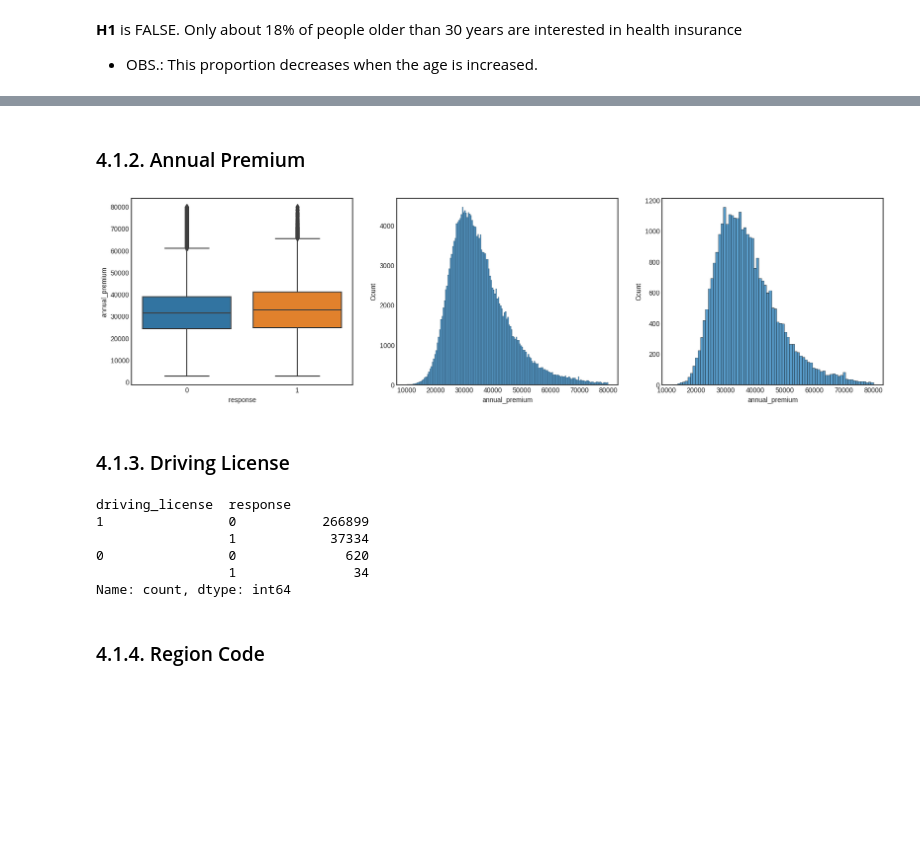
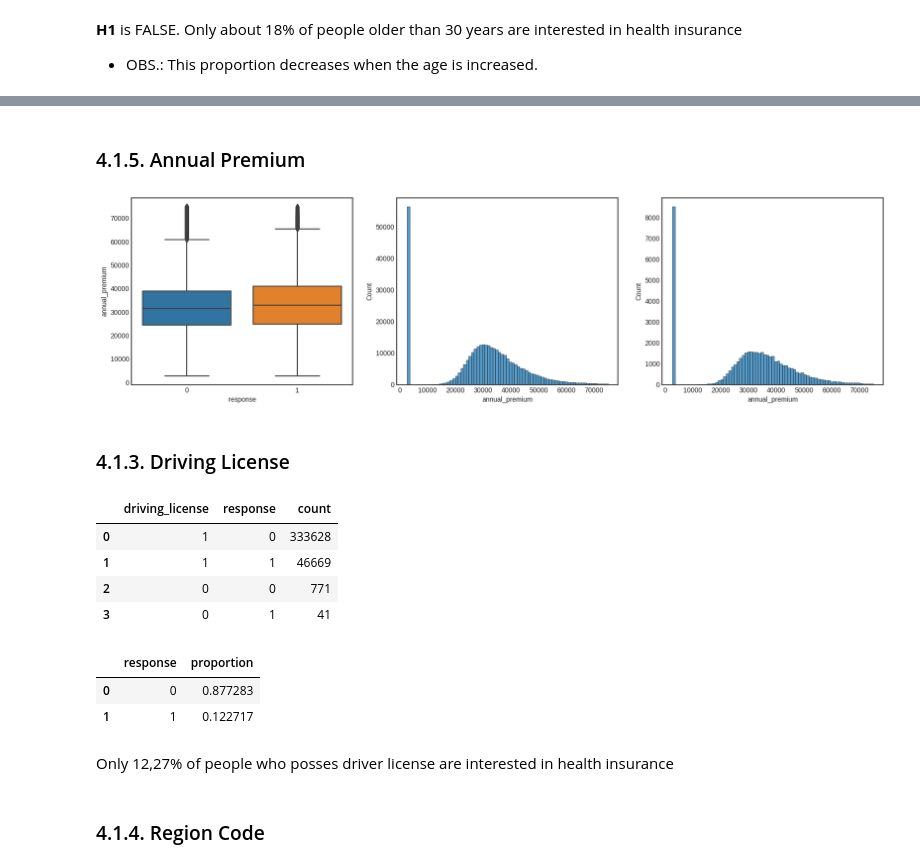
Before and after one commit to ezequielpf/health_insurance_cross_sell, a Jupyter notebook: notebooks/1.0.epf_health_insurance_cross_sell.ipynb, the cells around one changed output, grey strips where cells are left out. Cells and saved outputs as stored; diff of their text form; code cells hidden in the pictures; blank space fills up the shorter version.

```diff
--- a/notebooks/1.0.epf_health_insurance_cross_sell.ipynb
+++ b/notebooks/1.0.epf_health_insurance_cross_sell.ipynb
@@ -35,4 +38,4 @@ def load_interim(file_name):
 ## 0.2. Loading Dataset
 # %%
 df_raw = pd.read_csv('/home/ezequiel/Documentos/Comunidade_DS/health_insurance_cross_sell/data/raw/train.csv')
-#df1 = df_raw.copy()
+df1 = df_raw.copy()
@@ -52,5 +42,3 @@ seed = 42
-# %%
-df1, df_validation = train_test_split(df_raw, test_size=0.2, stratify=df_raw['Response'], random_state=seed)
 # %%
 df1.head()
 # %% [output]
@@ -347,27 +417,37 @@ sns.countplot(data=df1.query('age > 30'), x=df1.query('age > 30')['response'])
 # %% [markdown]
-### 4.1.2. Annual Premium
+### 4.1.5. Annual Premium
 # %%
 # annual_premium
+start_at = 2000
+end_at = 75000
+
 fig, ax = plt.subplots(1,3, figsize=(20, 5))
-sns.boxplot(ax=ax[0], x='response', y='annual_premium', data=df1.loc[df1['annual_premium'] < 80000])
-sns.histplot(df1.loc[(df1['response'] == 0) & (df1['annual_premium'] > 10000) & (df1['annual_premium'] < 80000), 'annual_premium'], ax=ax[1])
-sns.histplot(df1.loc[(df1['response'] == 1) & (df1['annual_premium'] > 10000) & (df1['annual_premium'] < 80000), 'annual_premium'], ax=ax[2]);
+sns.boxplot(ax=ax[0], x='response', y='annual_premium', data=df1.loc[df1['annual_premium'] < end_at])
+sns.histplot(df1.loc[(df1['response'] == 0) & (df1['annual_premium'] > start_at) & (df1['annual_premium'] < end_at), 'annual_premium'], bins=75, ax=ax[1])
+sns.histplot(df1.loc[(df1['response'] == 1) & (df1['annual_premium'] > start_at) & (df1['annual_premium'] < end_at), 'annual_premium'], bins=75, ax=ax[2]);
 
-# Aparentemente não há distinção entre as classes de response quando se compara annual_premium
+# Pelo boxplot, aparentemente, não há distinção entre as distribuições das classes de response quando se compara annual_premium
 # %% [output]
-[figure, old version]
+[figure, new version]
 # %% [markdown]
 ### 4.1.3. Driving License
 # %%
 # driving_license
-df1[['driving_license', 'response']].value_counts()
+df1[['driving_license', 'response']].value_counts().reset_index()
 # %% [output]
-driving_license  response
-1                0           266899
-                 1            37334
-0                0              620
-                 1               34
-Name: count, dtype: int64
+|  | driving_license | response | count |
+| 0 | 1 | 0 | 333628 |
+| 1 | 1 | 1 | 46669 |
+| 2 | 0 | 0 | 771 |
+| 3 | 0 | 1 | 41 |
+# %%
+df1.query('driving_license == 1')['response'].value_counts(normalize=True).reset_index()
+# %% [output]
+|  | response | proportion |
+| 0 | 0 | 0.877283 |
+| 1 | 1 | 0.122717 |
+# %% [markdown]
+Only 12,27% of people who posses driver license are interested in health insurance
 # %% [markdown]
 ### 4.1.4. Region Code
 # %%
```
Also changed, not shown: parts of 65 cells of this notebook.
